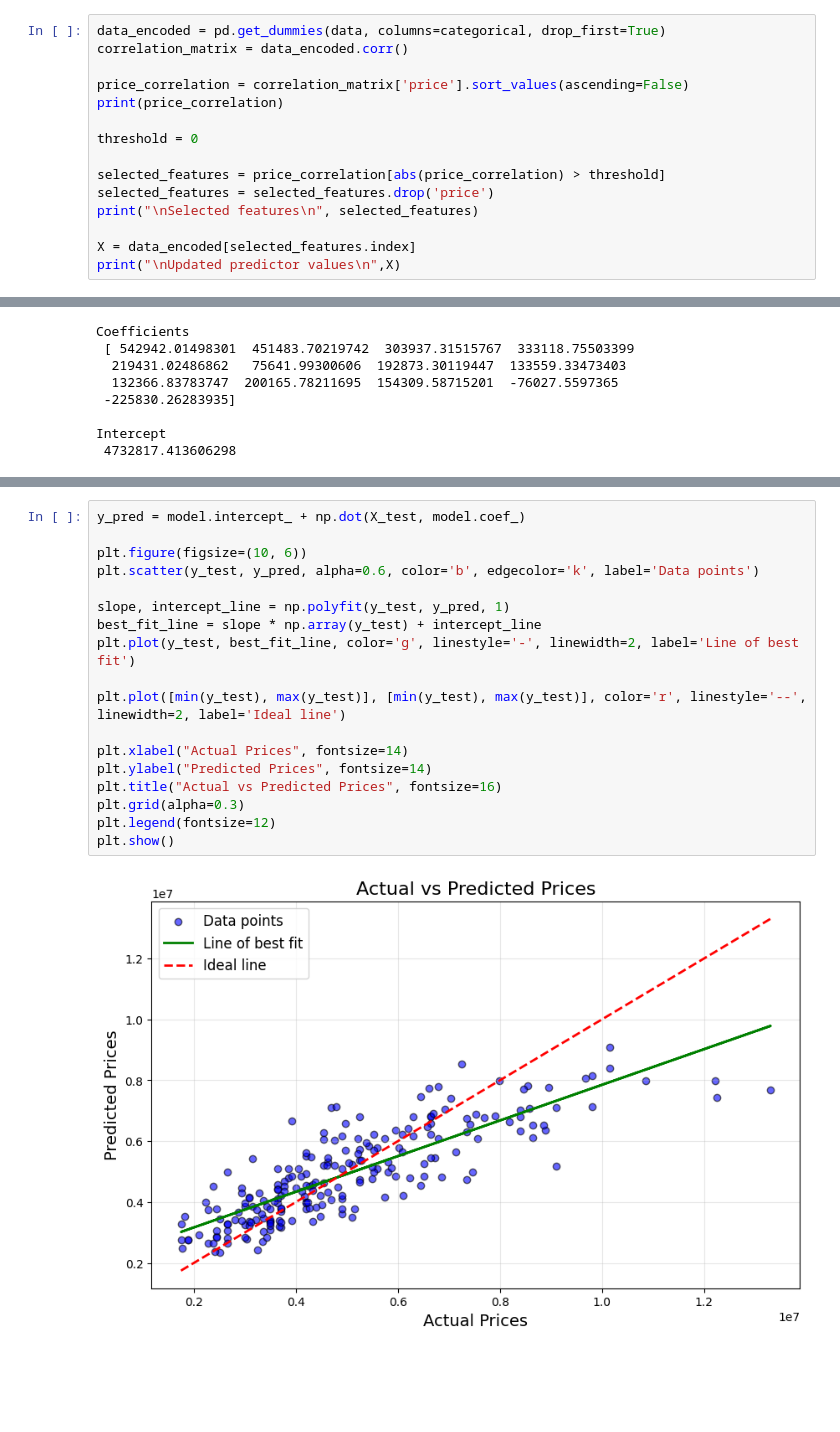
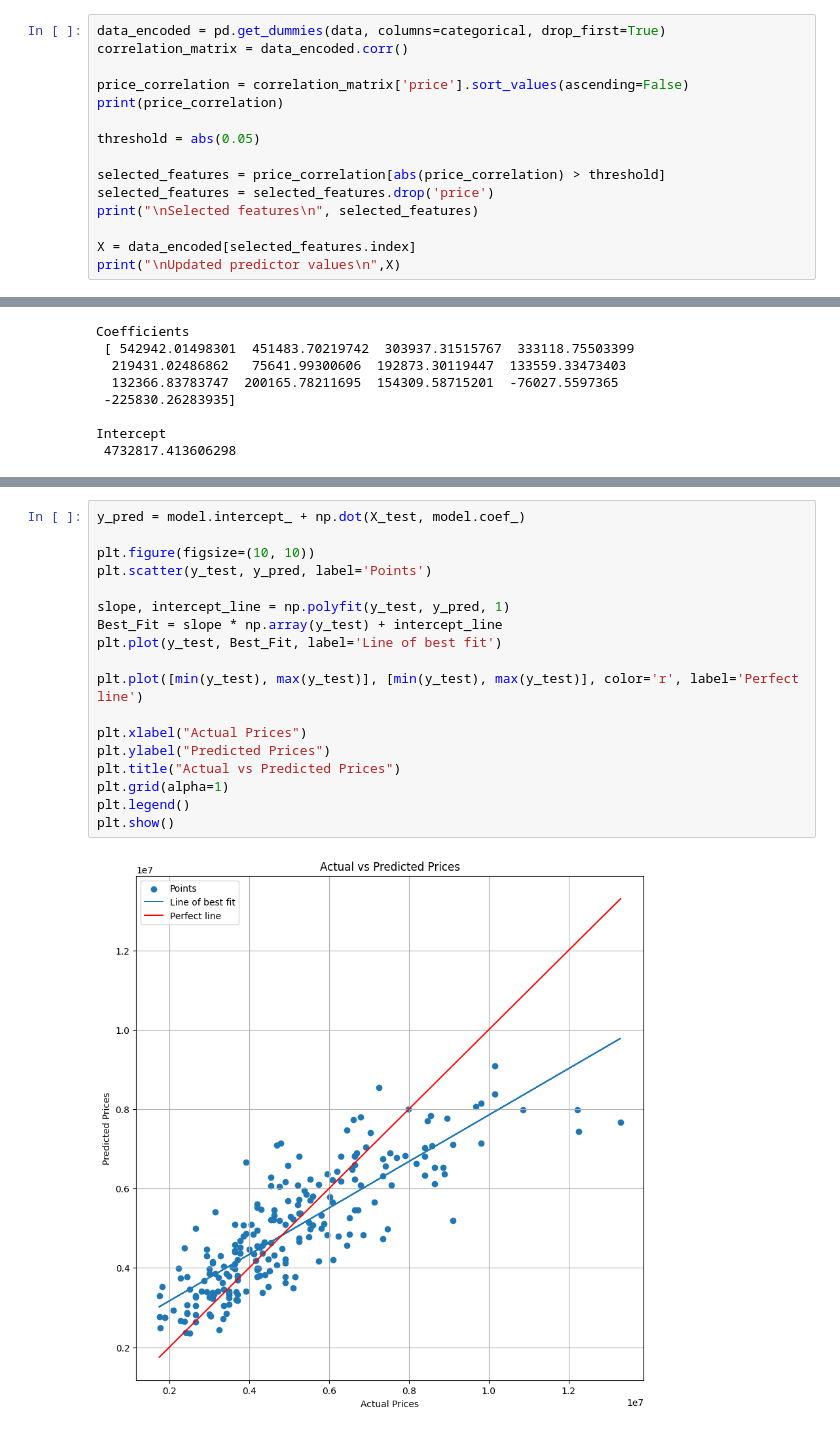
Before and after one commit to ibrahim2k03/HexSoftwares_HousingPrice_LinearRegression, a Jupyter notebook: main.ipynb, the cells around one changed output, grey strips where cells are left out. Drawn from its saved outputs; the diff is of its cells as text; blank space fills up the shorter version.

```diff
--- a/main.ipynb
+++ b/main.ipynb
@@ -84,7 +84,7 @@ correlation_matrix = data_encoded.corr()
 price_correlation = correlation_matrix['price'].sort_values(ascending=False)
 print(price_correlation)
 
-threshold = 0
+threshold = abs(0.05)
 
 selected_features = price_correlation[abs(price_correlation) > threshold]
 selected_features = selected_features.drop('price')
@@ -165,20 +165,20 @@ R^2 Score: 0.675496808516109
 # %%
 y_pred = model.intercept_ + np.dot(X_test, model.coef_)
 
-plt.figure(figsize=(10, 6))
-plt.scatter(y_test, y_pred, alpha=0.6, color='b', edgecolor='k', label='Data points')
+plt.figure(figsize=(10, 10))
+plt.scatter(y_test, y_pred, label='Points')
 
 slope, intercept_line = np.polyfit(y_test, y_pred, 1)
-best_fit_line = slope * np.array(y_test) + intercept_line
-plt.plot(y_test, best_fit_line, color='g', linestyle='-', linewidth=2, label='Line of best fit')
+Best_Fit = slope * np.array(y_test) + intercept_line
+plt.plot(y_test, Best_Fit, label='Line of best fit')
 
-plt.plot([min(y_test), max(y_test)], [min(y_test), max(y_test)], color='r', linestyle='--', linewidth=2, label='Ideal line')
+plt.plot([min(y_test), max(y_test)], [min(y_test), max(y_test)], color='r', label='Perfect line')
 
-plt.xlabel("Actual Prices", fontsize=14)
-plt.ylabel("Predicted Prices", fontsize=14)
-plt.title("Actual vs Predicted Prices", fontsize=16)
-plt.grid(alpha=0.3)
-plt.legend(fontsize=12)
+plt.xlabel("Actual Prices")
+plt.ylabel("Predicted Prices")
+plt.title("Actual vs Predicted Prices")
+plt.grid(alpha=1)
+plt.legend()
 plt.show()
 # %% [output]
-[figure, old version]
+[figure, new version]
```
Also changed, not shown: parts of 1 cell of this notebook.
